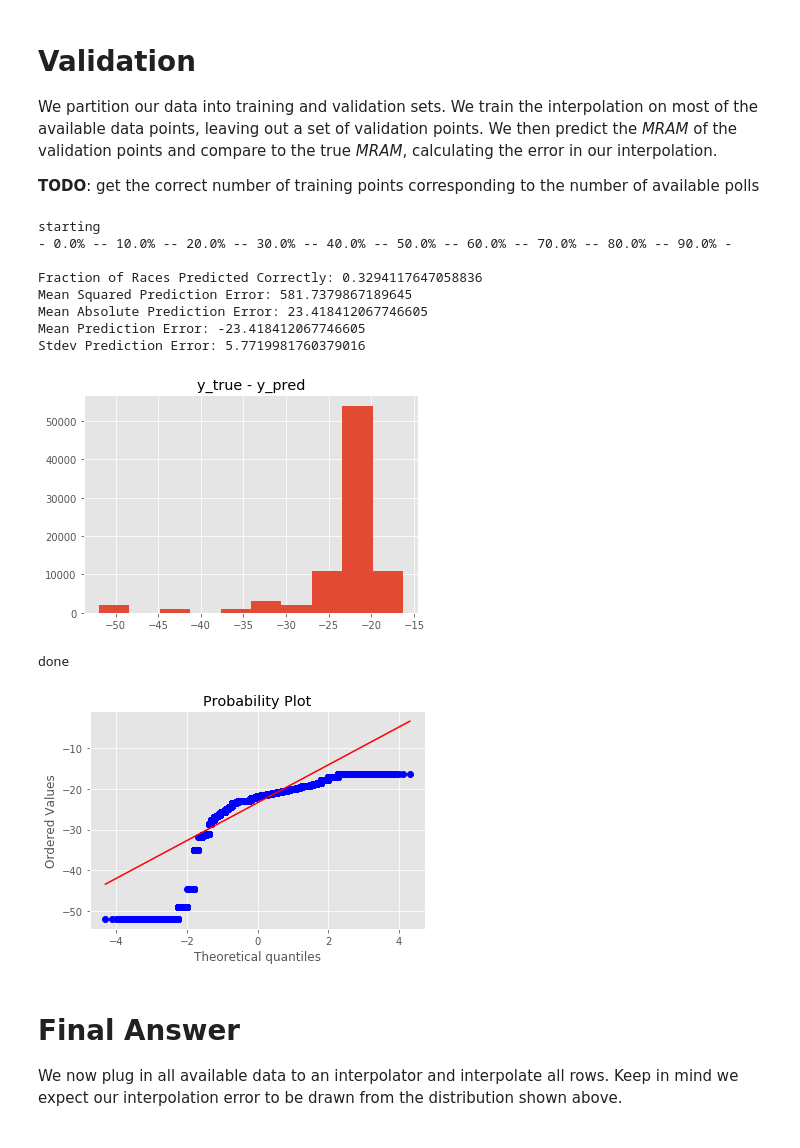
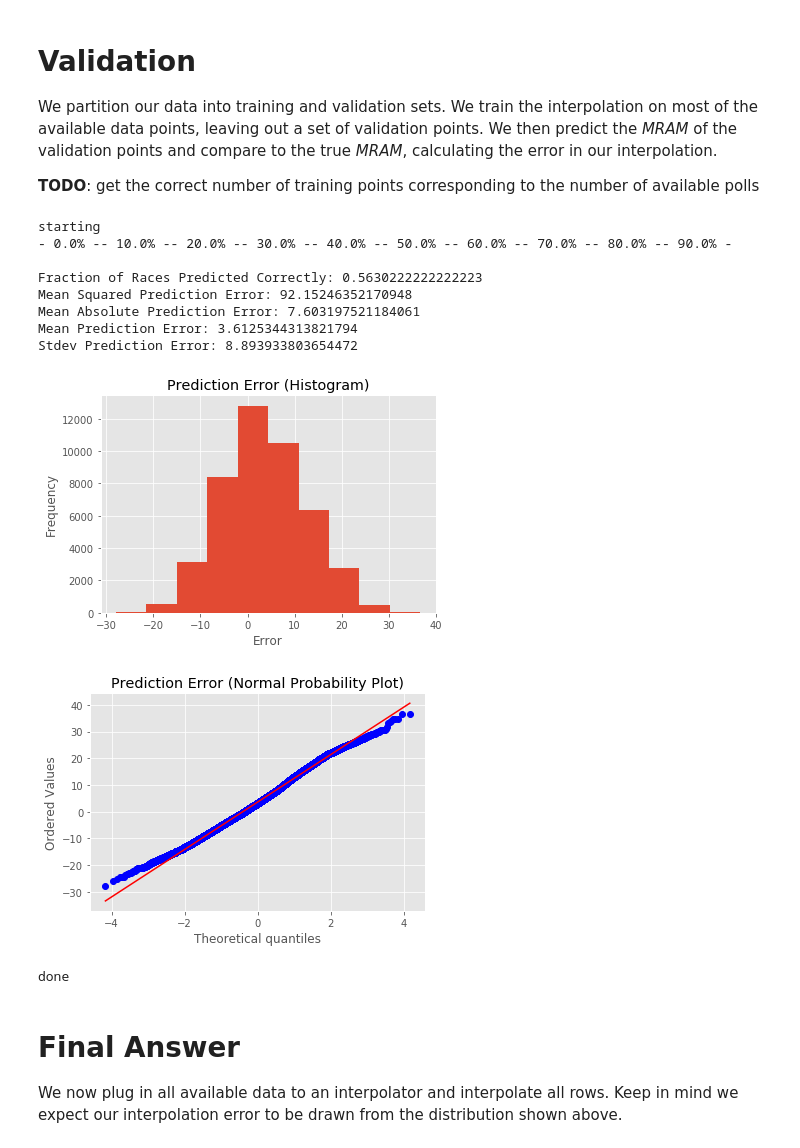
Before and after one commit to rytse/blairvoyance, a Jupyter notebook: interpolator.ipynb, the cells around one changed output. Cells and saved outputs as stored; diff of their text form; code cells hidden in the pictures.

Commit message:
Randomly select training rows

```diff
--- a/interpolator.ipynb
+++ b/interpolator.ipynb
@@ -111,8 +111,7 @@ y_pred_all = []
 y_true_all = []
 N = 1000
 for k in range(N):
-#     tidx = [np.random.randint(0, len(df)) for i in range(int(5 * len(df) / 10))]
-    tidx = range(85)
+    tidx = [np.random.randint(0, len(df)) for i in range(int(5 * len(df) / 10))]
     trows = [df.iloc[idx] for idx in tidx]
     df_train = df.drop(df.index[tidx])
 
@@ -122,42 +121,46 @@ for k in range(N):
     y_true = [row[outs[0]] for row in trows]
 
     correct = []
     for i in range(len(y_pred)):
         correct.append((y_pred[i] > 0.5) == (y_true[i] > 0.5))
 
     totcor += sum(correct) / len(y_pred)
     y_pred_all.extend(y_pred)
     y_true_all.extend(correct)
 
     if k % (N/10) == 0:
         print('- ' + str(k/N * 100) + '% -', end='')
 
 # This represents the expected rate at which the interpolator correctly predicts the outcome of the race
 print('\n\nFraction of Races Predicted Correctly: ' + str(totcor / N))
 print('Mean Squared Prediction Error: ' + str(mse(y_true_all, y_pred_all)))
 print('Mean Absolute Prediction Error: ' + str(mae(y_true_all, y_pred_all)))
 print('Mean Prediction Error: ' + str(np.mean(np.array(y_true_all) - np.array(y_pred_all))))
 print('Stdev Prediction Error: ' + str(np.std(np.array(y_true_all) - np.array(y_pred_all))))
 
 plt.hist(np.array(y_true_all) - np.array(y_pred_all))
-plt.title('y_true - y_pred')
+plt.xlabel('Error')
+plt.ylabel('Frequency')
+plt.title('Prediction Error (Histogram)')
 plt.show()
 
 res = stats.probplot(np.array(y_true_all) - np.array(y_pred_all), plot=plt)
+plt.title('Prediction Error (Normal Probability Plot)')
+plt.show()
 
 print('done')
 # %% [output]
 starting
 - 0.0% -- 10.0% -- 20.0% -- 30.0% -- 40.0% -- 50.0% -- 60.0% -- 70.0% -- 80.0% -- 90.0% -
 
-Fraction of Races Predicted Correctly: 0.3294117647058836
-Mean Squared Prediction Error: 581.7379867189645
-Mean Absolute Prediction Error: 23.418412067746605
-Mean Prediction Error: -23.418412067746605
-Stdev Prediction Error: 5.7719981760379016
+Fraction of Races Predicted Correctly: 0.5630222222222223
+Mean Squared Prediction Error: 92.15246352170948
+Mean Absolute Prediction Error: 7.603197521184061
+Mean Prediction Error: 3.6125344313821794
+Stdev Prediction Error: 8.893933803654472
-[figure, old version]
+[figure, new version]
+[figure, new version]
 done
-[figure, old version]
 # %% [markdown]
 # Final Answer
 
```
